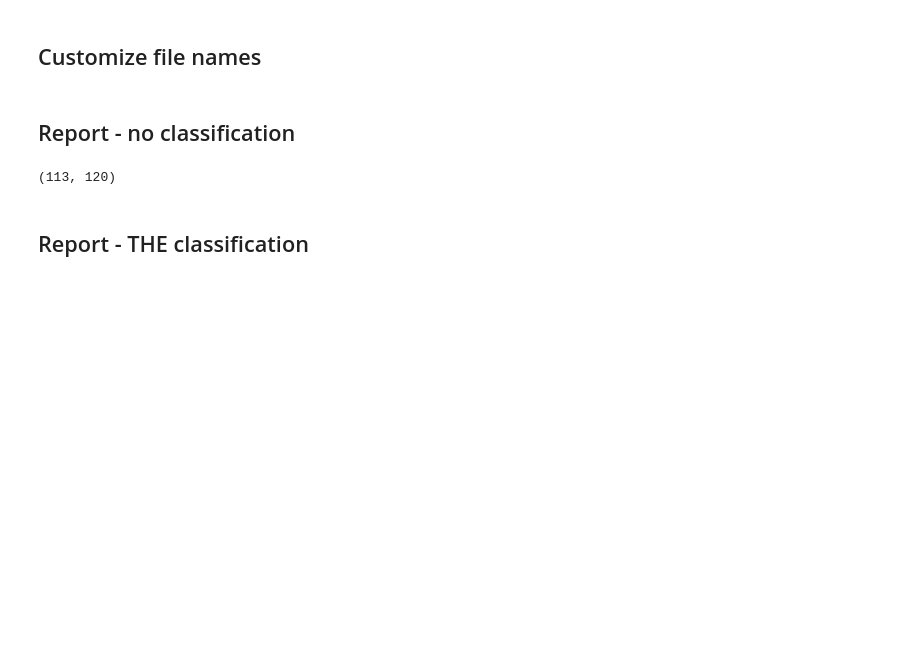
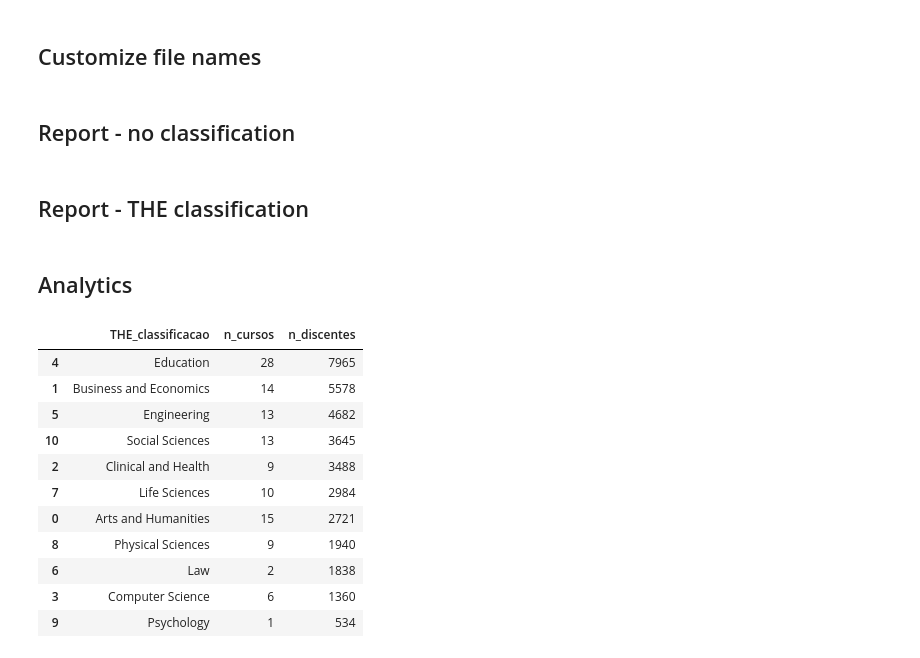
Before and after one commit to gcpeixoto/odi-ufpb, a Jupyter notebook: ipynb/scrape-undergrads-staff.ipynb, the cells around one changed output. Cells and saved outputs as stored; diff of their text form; code cells hidden in the pictures; blank space fills up the shorter version.

```diff
--- a/ipynb/scrape-undergrads-staff.ipynb
+++ b/ipynb/scrape-undergrads-staff.ipynb
@@ -16,8 +17,10 @@ cursos = pd.read_csv('../input/lista-cursos-THE.csv')
 
 # course names and URLs
 cnames = cursos['nome_curso_grad'].values
+campi = cursos['campus'].values
+modals = cursos['modalidade'].values
+habils = cursos['habilitacao'].values
 centers = cursos['sigla_centro'].values
-modals = cursos['modalidade'].values
 urls = cursos['url_curso_grad'].values
 
 # if on, retrieve data from UFPB portal
@@ -111,11 +129,5 @@ df_curso = pd.DataFrame({'nome_curso_grad':a,'modalidade':b,'centro':c,'lista_di
 
 file_save = os.path.join(staff_xlsx,'TOTAL.xlsx')
 df_curso.to_excel(file_save,index=False,encoding='utf-8')
-# %%
-# checar diferença
-
-len(df_curso), len(cursos)
-# %% [output]
-(113, 120)
 # %% [markdown]
 ## Report - THE classification
@@ -153,0 +161,26 @@ df_the.to_excel(file_save,index=False)
+# %% [markdown]
+## Analytics
+# %%
+# overview
+ov_the = []
+
+# (number of courses per THE area, number of students per THE area)
+for c in the_classes:
+    sub_df = df_the[df_the['THE_classificacao'] == c]
+    ov_the.append([c,len(sub_df), sub_df['n_discentes'].sum()])
+
+ov_the = pd.DataFrame.from_records(ov_the,columns=['THE_classificacao','n_cursos','n_discentes'])
+ov_the.sort_values(by='n_discentes',ascending=False)
+# %% [output]
+|  | THE_classificacao | n_cursos | n_discentes |
+| 4 | Education | 28 | 7965 |
+| 1 | Business and Economics | 14 | 5578 |
+| 5 | Engineering | 13 | 4682 |
+| 10 | Social Sciences | 13 | 3645 |
+| 2 | Clinical and Health | 9 | 3488 |
+| 7 | Life Sciences | 10 | 2984 |
+| 0 | Arts and Humanities | 15 | 2721 |
+| 8 | Physical Sciences | 9 | 1940 |
+| 6 | Law | 2 | 1838 |
+| 3 | Computer Science | 6 | 1360 |
+| 9 | Psychology | 1 | 534 |
```
Also changed, not shown: parts of 8 cells of this notebook, 1 other file.
